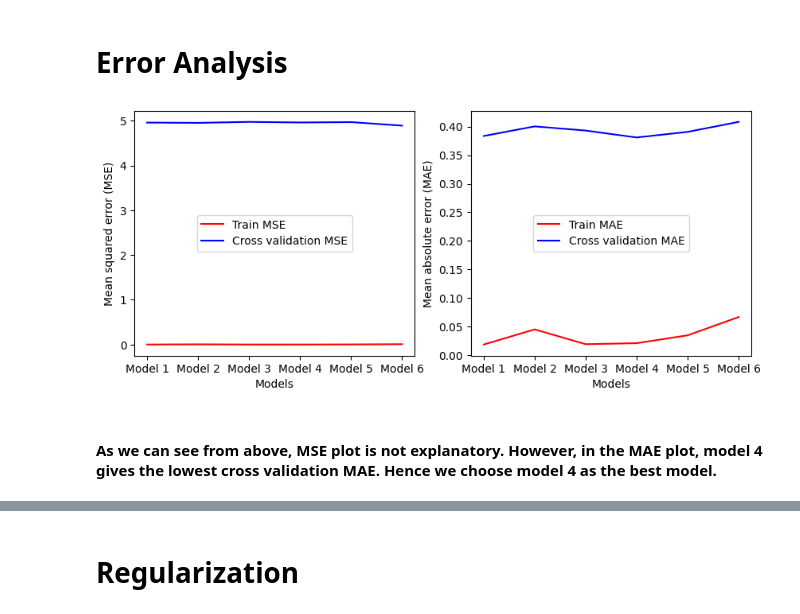
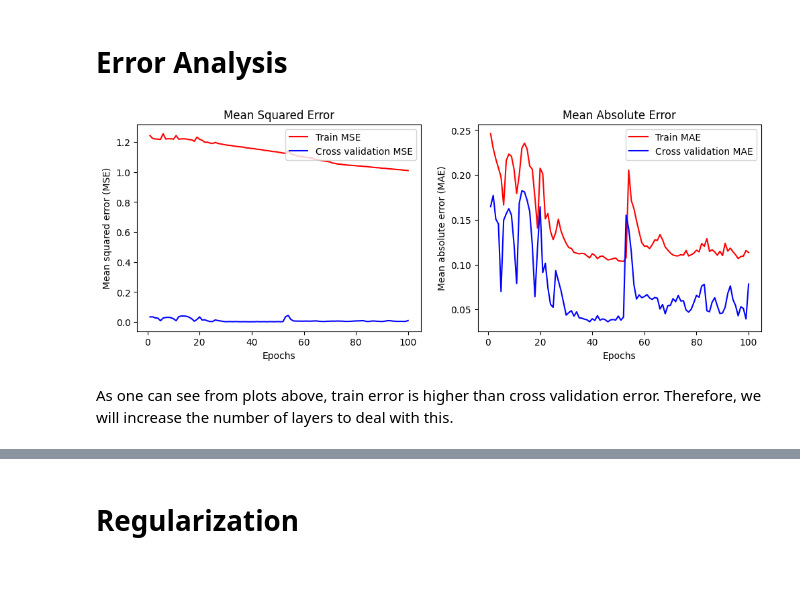
Before and after one commit to B-Akcan/Car-Price-Prediction, a Jupyter notebook: car_price_prediction.ipynb, the cells around one changed output, grey strips where cells are left out. Saved outputs shown, nothing was run; the diff lists cells and outputs as text; code cells hidden in the pictures; blank space fills up the shorter version.

```diff
--- a/car_price_prediction.ipynb
+++ b/car_price_prediction.ipynb
@@ -47,0 +59,4 @@ y = np.array(y_temp.to_numpy()).reshape(-1,1)
+# %%
+# Convert categorical data into one-hot encoded version
+ohe = OneHotEncoder(sparse_output=False)
+ohe_data = ohe.fit_transform(df_categorical)
@@ -48,3 +82,7 @@ y = np.array(y_temp.to_numpy()).reshape(-1,1)
+# %%
+# X and y of numerical data only
+X, y_temp = df_numerical.iloc[:, :-1], df_numerical.iloc[:, -1]
+y = np.asarray(y_temp).reshape(-1, 1)
 # %%
 # Data scaling
 scaler_x = StandardScaler()
@@ -58,3 +92,10 @@ X_cv, X_test, y_cv, y_test = train_test_split(X_temp, y_temp, train_size=0.5)
+# %%
+# Concatenate scaled numerical data with one-hot encoded categorical data
+X = np.concatenate([X, ohe_data], axis=1)
+# %%
+# Generating the dataset
+X_train, X_temp, y_train, y_temp = train_test_split(X, y, train_size=0.8)
+X_cv, X_test, y_cv, y_test = train_test_split(X_temp, y_temp, train_size=0.5)
 # %% [markdown]
 # Principal Component Analysis
 # %%
@@ -158,23 +158,21 @@ Epoch 100/100
 # %% [markdown]
 # Error Analysis
 # %%
-model_number = []
-for i in range(len(models)):
-    model_number.append(f"Model {i+1}")
-
-fig, (ax1, ax2) = plt.subplots(1,2, figsize=(10,4))
-ax1.plot(model_number, mse_train, color="red", label="Train MSE")
-ax1.plot(model_number, mse_cv, color="blue", label="Cross validation MSE")
-ax2.plot(model_number, mae_train, color="red", label="Train MAE")
-ax2.plot(model_number, mae_cv, color="blue", label="Cross validation MAE")
-ax1.legend(loc="center")
-ax2.legend(loc="center")
-ax1.set_xlabel("Models")
+fig, (ax1, ax2) = plt.subplots(1,2, figsize=(12,4))
+ax1.plot(np.arange(1, epochs+1), history.history["mean_squared_error"], color="red", label="Train MSE")
+ax1.plot(np.arange(1, epochs+1), history.history["val_mean_squared_error"], color="blue", label="Cross validation MSE")
+ax2.plot(np.arange(1, epochs+1), history.history["mean_absolute_error"], color="red", label="Train MAE")
+ax2.plot(np.arange(1, epochs+1), history.history["val_mean_absolute_error"], color="blue", label="Cross validation MAE")
+ax1.legend(loc="upper right")
+ax2.legend(loc="upper right")
+ax1.set_xlabel("Epochs")
 ax1.set_ylabel("Mean squared error (MSE)")
-ax2.set_xlabel("Models")
+ax1.set_title("Mean Squared Error")
+ax2.set_xlabel("Epochs")
 ax2.set_ylabel("Mean absolute error (MAE)")
+ax2.set_title("Mean Absolute Error")
 plt.show()
 # %% [output]
-[figure, old version]
+[figure, new version]
 # %% [markdown]
-#### As we can see from above, MSE plot is not explanatory. However, in the MAE plot, model 4 gives the lowest cross validation MAE. Hence we choose model 4 as the best model.
+As one can see from plots above, train error is higher than cross validation error. Therefore, we will increase the number of layers to deal with this.
```
Also changed, not shown: parts of 30 cells of this notebook.
